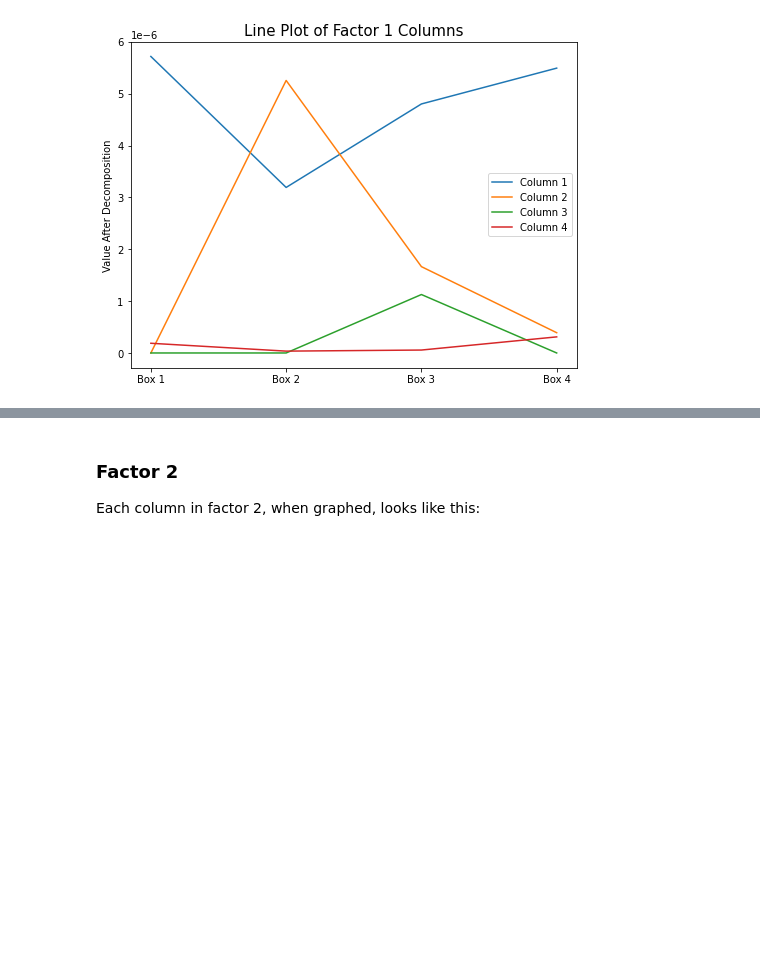
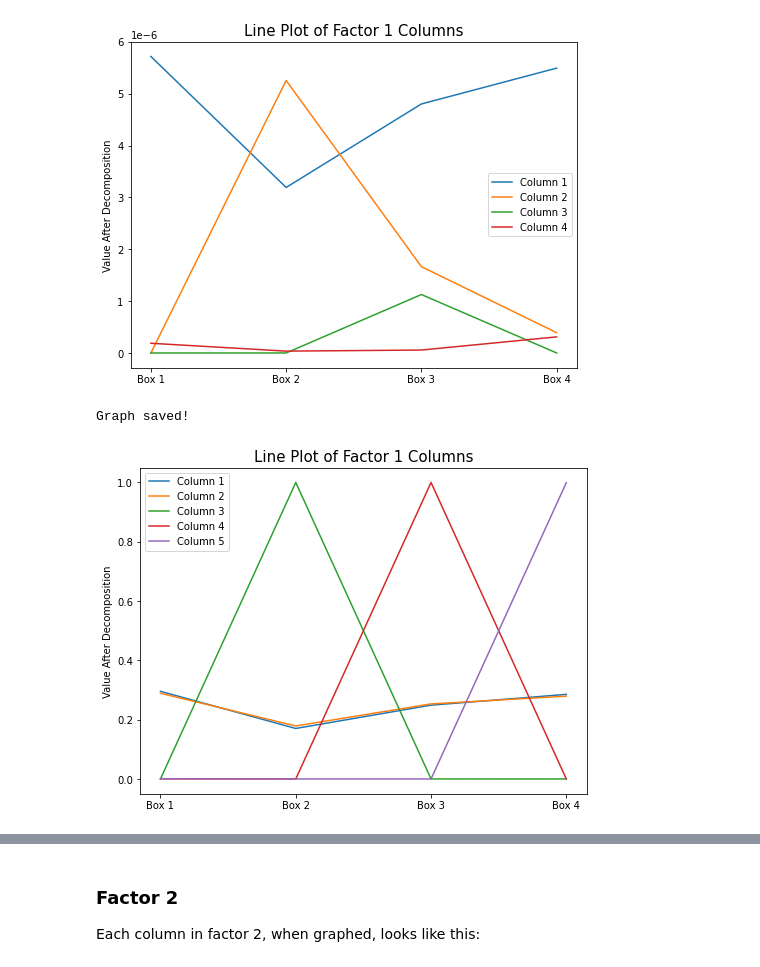
Before and after one commit to Dithizone/Math398-Project, a Jupyter notebook: PerformingCPT.ipynb, the cells around one changed output, grey strips where cells are left out. Saved outputs shown, nothing was run; the diff lists cells and outputs as text; code cells hidden in the pictures; blank space fills up the shorter version.

Commit message:
Pretty subplots for MATLAB CP decomposition

```diff
--- a/PerformingCPT.ipynb
+++ b/PerformingCPT.ipynb
@@ -108,9 +117,16 @@ factor1 = CPTfactors[0]
 factor2 = CPTfactors[1]
 factor3 = CPTfactors[2]
 
-print(f'Factor 1 dimensions: {factor1.shape}')
-print(f'Factor 2 dimensions: {factor2.shape}')
-print(f'Factor 3 dimensions: {factor3.shape}')
+matlab5factor1 = pd.read_csv('data files/factor1rank5Matlab.csv', header=None)
+matlab5factor2 = pd.read_csv('data files/factor2rank5Matlab.csv', header=None)
+matlab5factor3 = pd.read_csv('data files/factor3rank5Matlab.csv', header=None)
+matlab8factor1 = pd.read_csv('data files/factor1rank8Matlab.csv', header=None)
+matlab8factor2 = pd.read_csv('data files/factor2rank8Matlab.csv', header=None)
+matlab8factor3 = pd.read_csv('data files/factor3rank8Matlab.csv', header=None)
+
+print(f'Factor 1 dimensions: {factor1.shape}. MATLAB5: {matlab5factor1.shape}. MATLAB8: {matlab8factor1.shape}')
+print(f'Factor 2 dimensions: {factor2.shape}. MATLAB5: {matlab5factor2.shape}. MATLAB8: {matlab8factor2.shape}')
+print(f'Factor 3 dimensions: {factor3.shape}. MATLAB5: {matlab5factor3.shape}. MATLAB8: {matlab8factor3.shape}')
 # %% [output]
 CPTfactors is a <class 'list'>
 CPTfactors is 3 long.
@@ -130,12 +146,21 @@ But what do each of these factors *look* like?
 
 As a DataFrame, factor 1 looks like:
 # %%
-# Creating a dataframe of factor 1 with an x-axis of Box labels.
+# Creating dataframe of each factor 1 with an x-axis of Box labels.
 initialfactor1dataframe = pd.DataFrame(data=factor1)
+initialfactor1m5dataframe = pd.DataFrame(data=matlab5factor1)
+initialfactor1m8dataframe = pd.DataFrame(data=matlab8factor1)
 factor1dataframeXAxis = pd.DataFrame(data={'labels': ['Box 1', 'Box 2', 'Box 3', 'Box 4']})
 factor1dataframe = pd.concat((initialfactor1dataframe, factor1dataframeXAxis),
                              axis=1)\
                      .set_index('labels')
+factor1m5dataframe = pd.concat((initialfactor1m5dataframe, factor1dataframeXAxis),
+                             axis=1)\
+                     .set_index('labels')
+factor1m8dataframe = pd.concat((initialfactor1m8dataframe, factor1dataframeXAxis),
+                             axis=1)\
+                     .set_index('labels')
+
 print(factor1dataframe)
 # %% [output]
                0             1             2             3
@@ -160,3 +187,19 @@ plt.ylabel('Value After Decomposition')
 # %% [output]
 Text(0, 0.5, 'Value After Decomposition')
 [figure]
+# %%
+# MATLAB rank 5
+
+plt.figure(figsize=(8, 6))
+for j in range(5):
+    plt.plot(factor1m5dataframe.iloc[:, j],
+             label=f'Column {j + 1}')
+
+plt.title(label='Line Plot of Factor 1 Columns', fontsize=15)
+plt.legend()
+plt.xticks(ticks=[0, 1, 2, 3])
+plt.ylabel('Value After Decomposition')
+# th.saveThisGraph('images/CPT images/Factor1matlabrank5.png')
+# %% [output]
+Graph saved!
+[figure, added]
```
Also changed, not shown: parts of 13 cells of this notebook, 4 other files.
